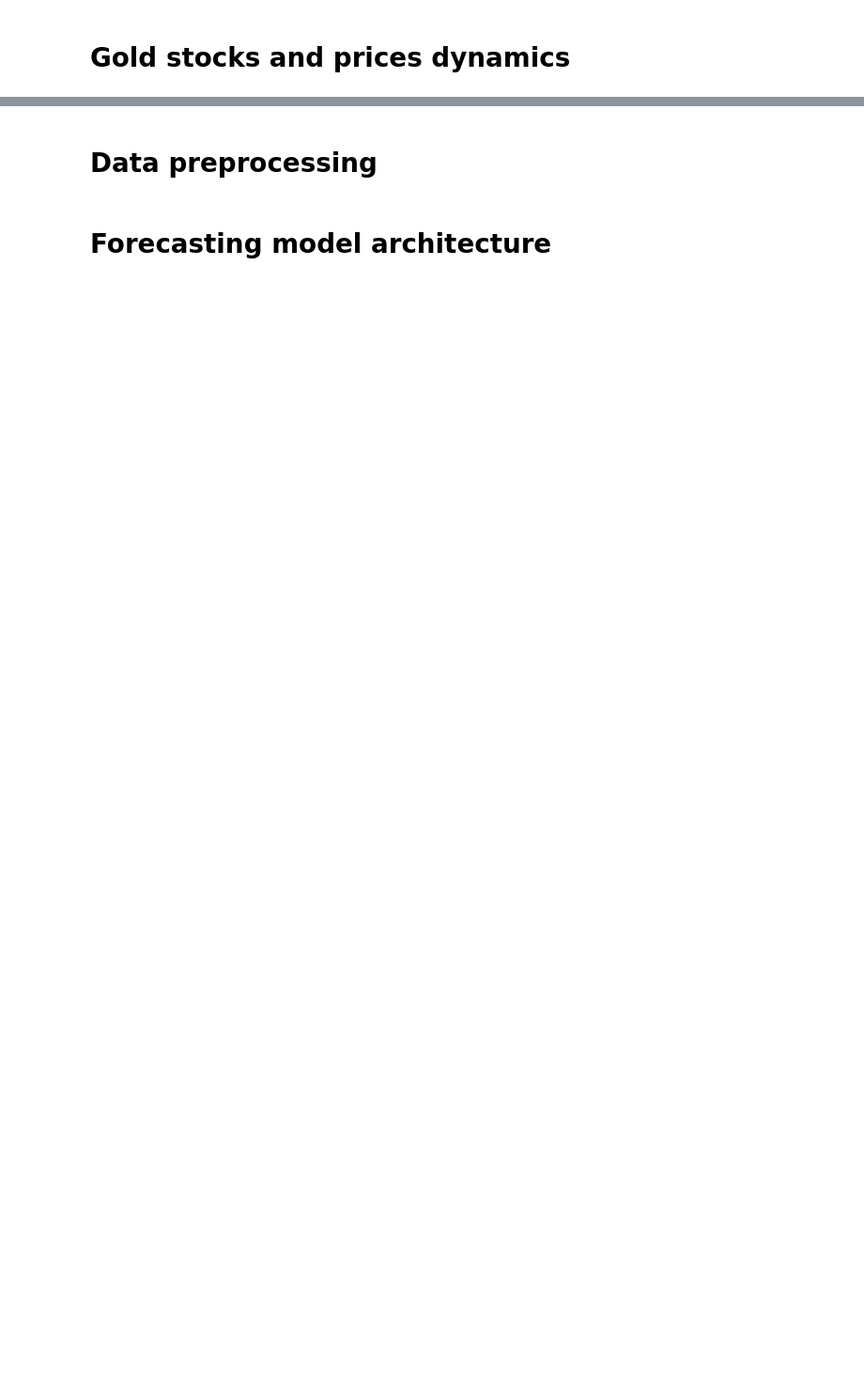
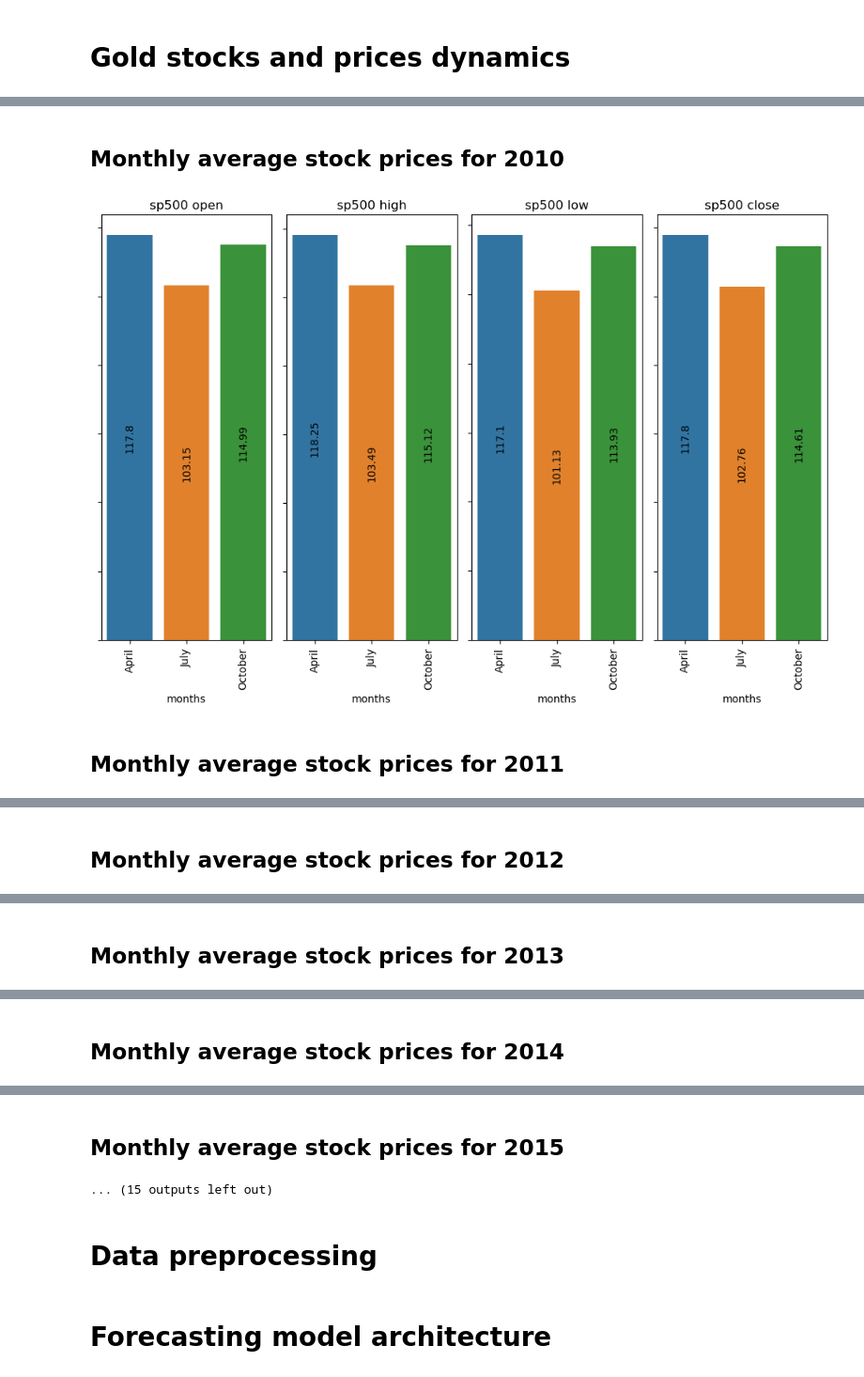
Before and after one commit to QuerZamora/AV_2024_BQ, a Jupyter notebook: NOTEBOOKS/gold-s-p-dynamics-breakdown-and-forecasting.ipynb, the cells around one changed output, grey strips where cells are left out. Shown at 94% size. Saved outputs shown, nothing was run; the diff lists cells and outputs as text; code cells hidden in the pictures; blank space fills up the shorter version.

```diff
--- a/NOTEBOOKS/gold-s-p-dynamics-breakdown-and-forecasting.ipynb
+++ b/NOTEBOOKS/gold-s-p-dynamics-breakdown-and-forecasting.ipynb
@@ -22,7 +42,8 @@ from IPython.core.display import display, HTML
 
 from datetime import datetime
 
-df = pd.read_csv("/kaggle/input/financial-data/financial_regression.csv")
+#df = pd.read_csv("/kaggle/input/financial-data/financial_regression.csv")
+df = pd.read_csv("../financial_regression.csv")
 
 df.dropna(inplace=True)
 
@@ -69,3 +90,4 @@ for i in sorted(years):
 
     plt.tight_layout()
     plt.show()
+# %% [output]
@@ -71,0 +96,3 @@ for i in sorted(years):
+Monthly average stock prices for 2010
+[figure, added]
+Monthly average stock prices for 2011
@@ -71,0 +100 @@ for i in sorted(years):
+Monthly average stock prices for 2012
@@ -71,0 +102 @@ for i in sorted(years):
+Monthly average stock prices for 2013
@@ -71,0 +104 @@ for i in sorted(years):
+Monthly average stock prices for 2014
@@ -72,3 +106,5 @@ for i in sorted(years):
+Monthly average stock prices for 2015
+... (15 outputs left out)
 # %% [markdown]
 # Data preprocessing
 # %%
```
Also changed, not shown: parts of 4 cells of this notebook, 13 other files.
